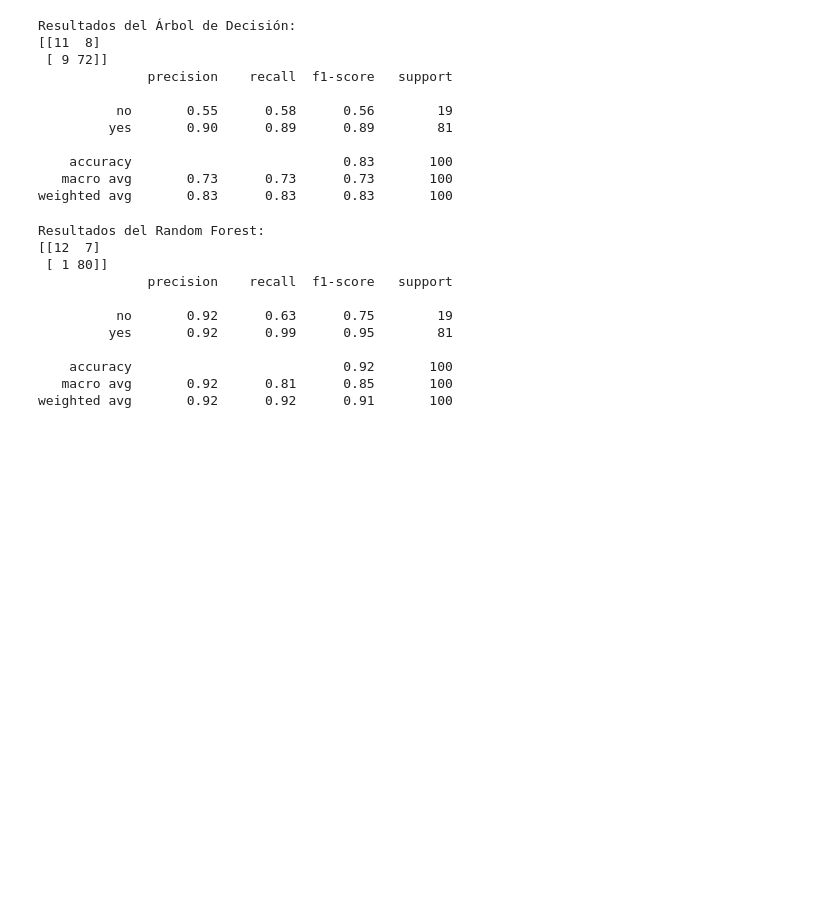
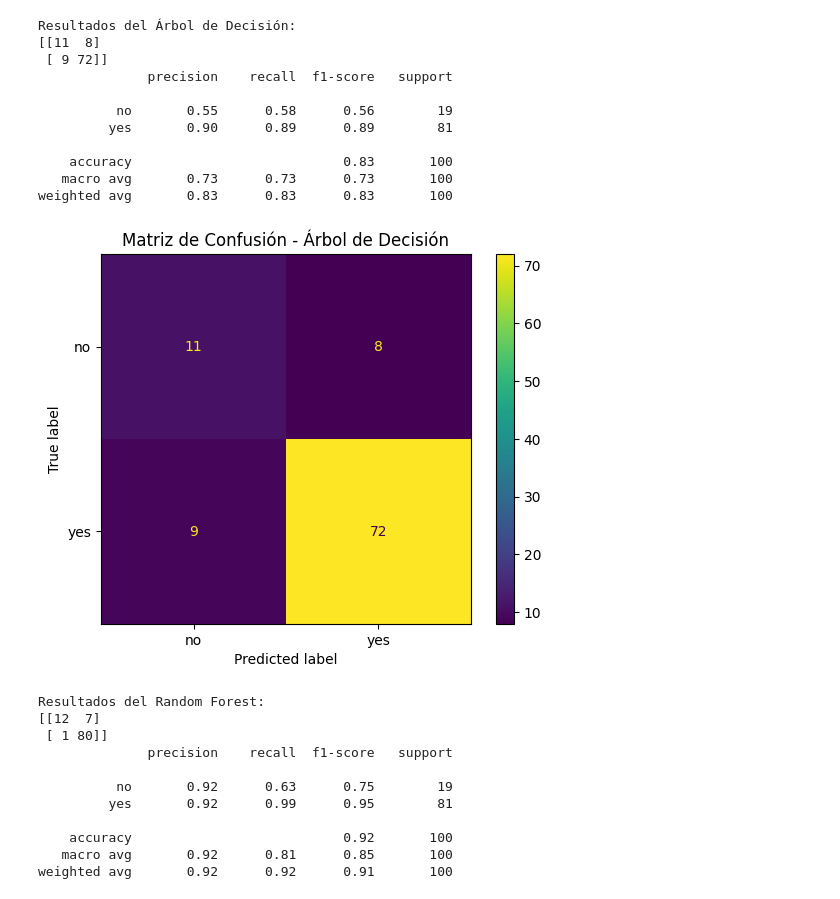
Before and after one commit to oscardbocanegra/Universidad, a Jupyter notebook: aprendizaje_automatico_mineria_datos/act2/actividad2.ipynb, the cells around one changed output. Saved outputs shown, nothing was run; the diff lists cells and outputs as text; code cells hidden in the pictures; blank space fills up the shorter version.

Commit message:
model done

```diff
--- a/aprendizaje_automatico_mineria_datos/act2/actividad2.ipynb
+++ b/aprendizaje_automatico_mineria_datos/act2/actividad2.ipynb
@@ -187,6 +187,13 @@ Resultados del Árbol de Decisión:
     accuracy                           0.83       100
    macro avg       0.73      0.73      0.73       100
 weighted avg       0.83      0.83      0.83       100
+# %%
+# Gráfico de la matriz de confusión para Árbol de Decisión
+ConfusionMatrixDisplay.from_estimator(dt_model, X_test, y_test)
+plt.title('Matriz de Confusión - Árbol de Decisión')
+plt.show()
+# %% [output]
+[figure, added]
 # %%
 # Aplicar Random Forest
 rf_model = RandomForestClassifier(random_state=42)
```
Also changed, not shown: parts of 2 cells of this notebook.
